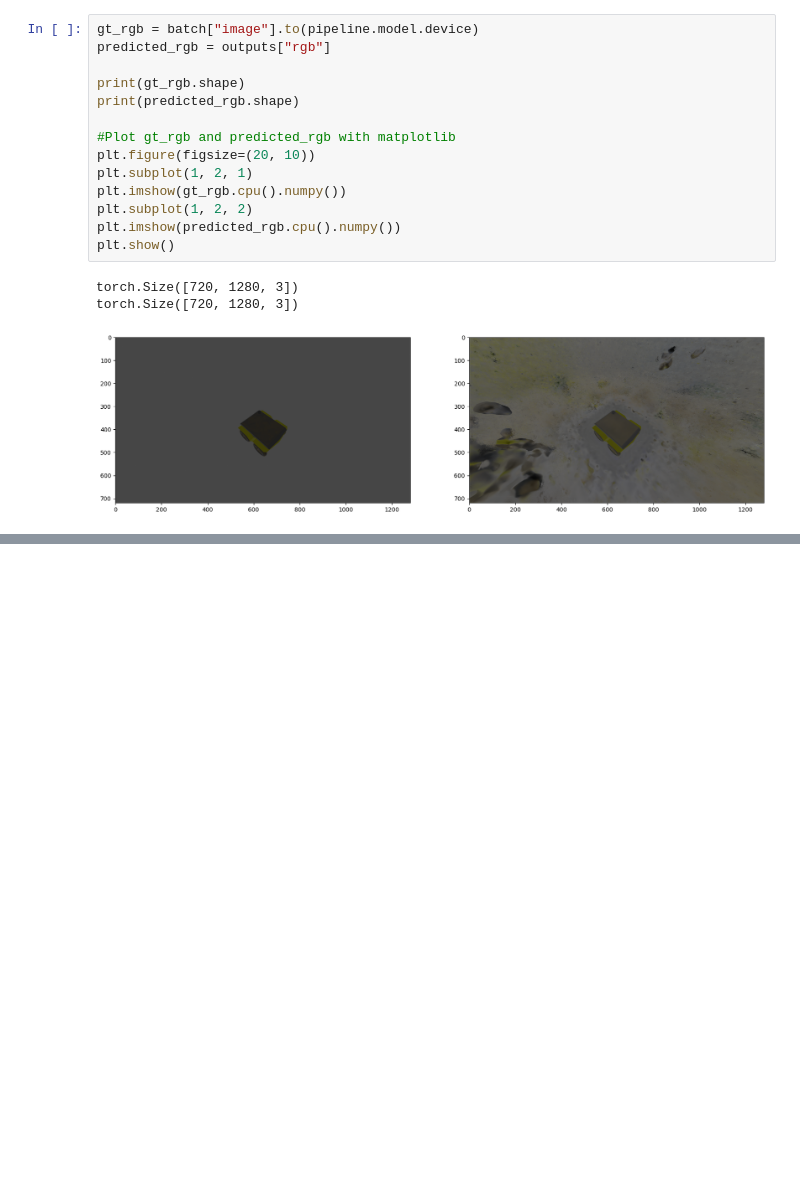
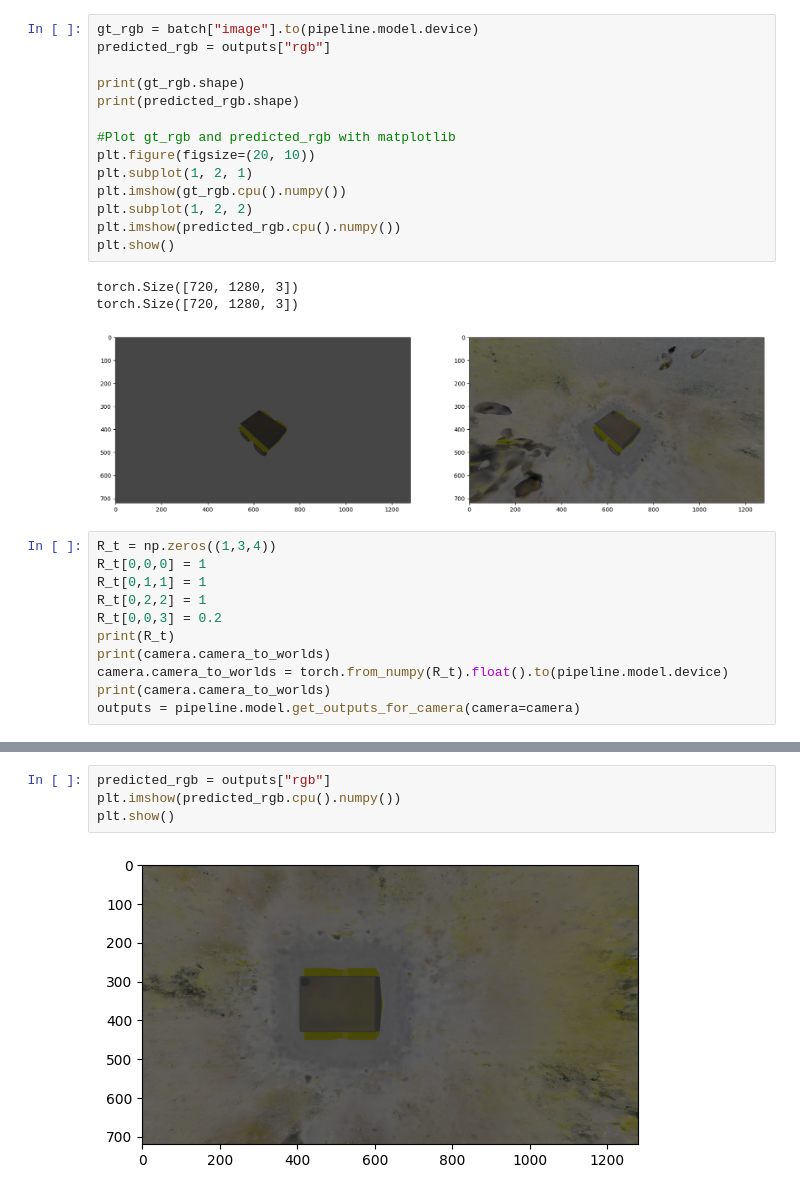
Before and after one commit to tauzn-clock/plane-nerf, a Jupyter notebook: utils/get_frame.ipynb, the cells around one changed output, grey strips where cells are left out. Saved outputs shown, nothing was run; the diff lists cells and outputs as text; blank space fills up the shorter version.

Commit message:
working image generation

```diff
--- a/utils/get_frame.ipynb
+++ b/utils/get_frame.ipynb
@@ -81,3 +81,14 @@ plt.show()
 torch.Size([720, 1280, 3])
 torch.Size([720, 1280, 3])
 [figure]
+# %%
+R_t = np.zeros((1,3,4))
+R_t[0,0,0] = 1
+R_t[0,1,1] = 1
+R_t[0,2,2] = 1
+R_t[0,0,3] = 0.2
+print(R_t)
+print(camera.camera_to_worlds)
+camera.camera_to_worlds = torch.from_numpy(R_t).float().to(pipeline.model.device)
+print(camera.camera_to_worlds)
+outputs = pipeline.model.get_outputs_for_camera(camera=camera)
@@ -83,0 +105,6 @@ torch.Size([720, 1280, 3])
+# %%
+predicted_rgb = outputs["rgb"]
+plt.imshow(predicted_rgb.cpu().numpy())
+plt.show()
+# %% [output]
+[figure, added]
```
Also changed, not shown: parts of 1 cell of this notebook.
